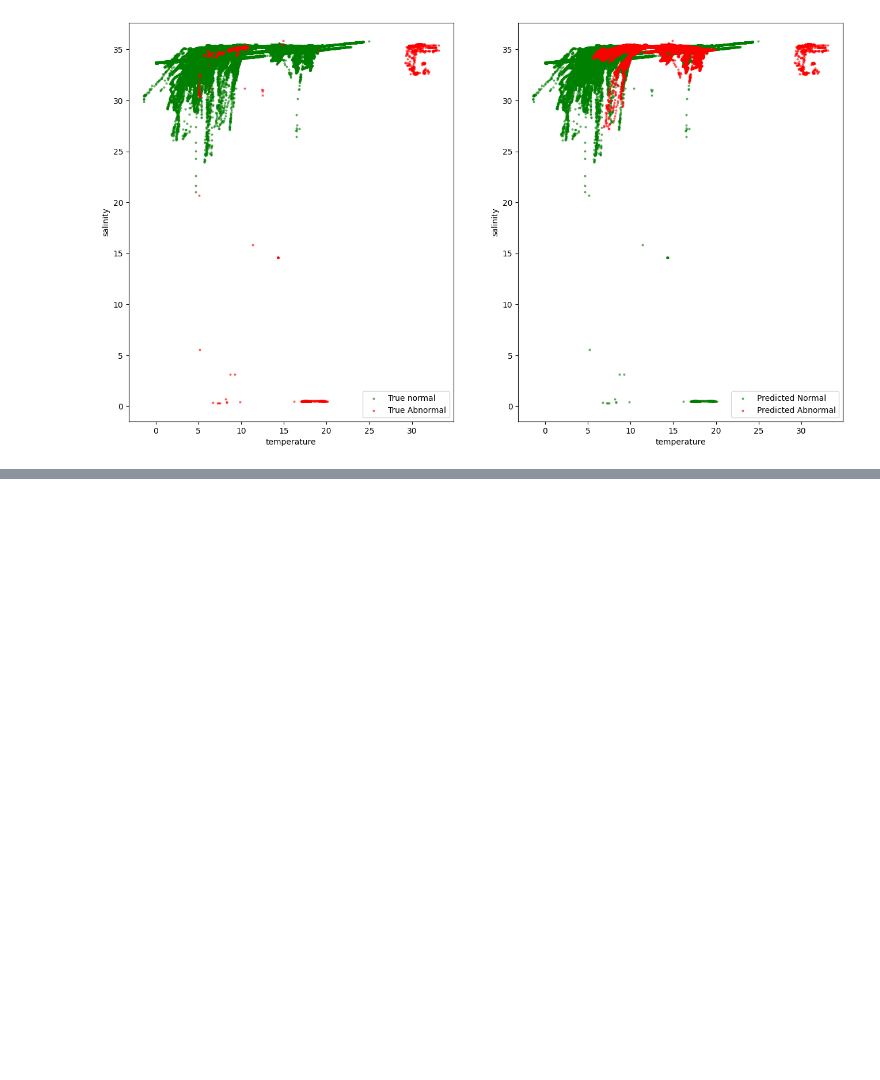
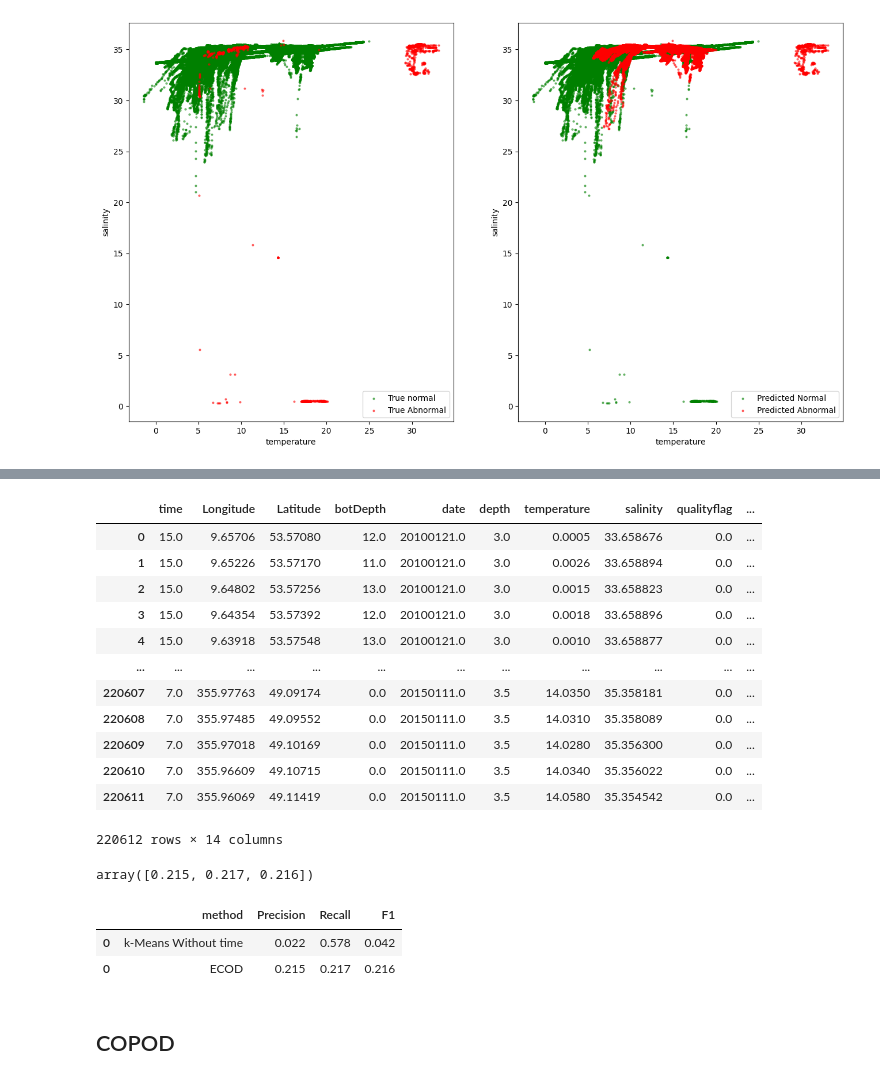
Before and after one commit to nali001/Quality-Control, a Jupyter notebook: unsupervised_learning.ipynb, the cells around one changed output, grey strips where cells are left out. Cells and saved outputs as stored; diff of their text form; code cells hidden in the pictures; blank space fills up the shorter version.

Commit message:
Add metrics

```diff
--- a/unsupervised_learning.ipynb
+++ b/unsupervised_learning.ipynb
@@ -69,5 +69,3 @@ class AnomalyPlotter():
         self.data_tn.plot.scatter(x=feature1, y=feature2, s=4, c='blue', alpha=0.5, ax=ax, label='True Negative')
         self.data_tp.plot.scatter(x=feature1, y=feature2, s=4, c='green', alpha=0.5, ax=ax, label='True Positive')
         return ax
-# %%
-DATA_PATH = "data/2010to2017nsWithoutNA.csv"
@@ -123,11 +128,11 @@ simple_plot(normalized_data, feature, low_i=0, high_i=100000)
 ## K-means
 # %%
 # Apply k-Means
-kmean = KMeans(n_clusters=2)
-kmean.fit(normalized_data)
-label = kmean.predict(normalized_data)
+kmeans = KMeans(n_clusters=2)
+kmeans.fit(normalized_data)
+kmeans_label = kmeans.predict(normalized_data)
 # %%
-data['kmeans_label'] = label
+data['kmeans_label'] = kmeans_label
 data.head()
 # %% [output]
 |  | time | Longitude | Latitude | botDepth | date | depth | temperature | salinity | qualityflag | ... |
@@ -258,0 +226,6 @@ See the caveats in the documentation: https://pandas.pydata.org/pandas-docs/stab
+# %%
+con = 0.007
+ecod = ECOD(n_jobs=-1,contamination=con)
+ecod.fit(normalized_data)
+# get the prediction labels and outlier scores of the training data
+ecod_label = ecod.labels_
@@ -258,0 +236,45 @@ See the caveats in the documentation: https://pandas.pydata.org/pandas-docs/stab
+# %%
+data['ecod_label'] = ecod_label
+data
+# %% [output]
+|  | time | Longitude | Latitude | botDepth | date | depth | temperature | salinity | qualityflag | ... |
+| 0 | 15.0 | 9.65706 | 53.57080 | 12.0 | 20100121.0 | 3.0 | 0.0005 | 33.658676 | 0.0 | ... |
+| 1 | 15.0 | 9.65226 | 53.57170 | 11.0 | 20100121.0 | 3.0 | 0.0026 | 33.658894 | 0.0 | ... |
+| 2 | 15.0 | 9.64802 | 53.57256 | 13.0 | 20100121.0 | 3.0 | 0.0015 | 33.658823 | 0.0 | ... |
+| 3 | 15.0 | 9.64354 | 53.57392 | 12.0 | 20100121.0 | 3.0 | 0.0018 | 33.658896 | 0.0 | ... |
+| 4 | 15.0 | 9.63918 | 53.57548 | 13.0 | 20100121.0 | 3.0 | 0.0010 | 33.658877 | 0.0 | ... |
+| ... | ... | ... | ... | ... | ... | ... | ... | ... | ... | ... |
+| 220607 | 7.0 | 355.97763 | 49.09174 | 0.0 | 20150111.0 | 3.5 | 14.0350 | 35.358181 | 0.0 | ... |
+| 220608 | 7.0 | 355.97485 | 49.09552 | 0.0 | 20150111.0 | 3.5 | 14.0310 | 35.358089 | 0.0 | ... |
+| 220609 | 7.0 | 355.97018 | 49.10169 | 0.0 | 20150111.0 | 3.5 | 14.0280 | 35.356300 | 0.0 | ... |
+| 220610 | 7.0 | 355.96609 | 49.10715 | 0.0 | 20150111.0 | 3.5 | 14.0340 | 35.356022 | 0.0 | ... |
+| 220611 | 7.0 | 355.96069 | 49.11419 | 0.0 | 20150111.0 | 3.5 | 14.0580 | 35.354542 | 0.0 | ... |
+220612 rows × 14 columns
+# %%
+# Precision, Recall, F1 score
+y_true = data['qualityflag']
+y_pred = data['ecod_label']
+scores = calculate_metrics(y_true, y_pred)
+scores
+# %% [output]
+array([0.215, 0.217, 0.216])
+# %%
+new_result = {
+    'method': 'ECOD',
+    'Precision': scores[0],
+    'Recall': scores[1],
+    'F1': scores[2]
+}
+new_result = pd.DataFrame(new_result, index=[0])
+
+try:
+    result_metrics = pd.read_csv('results/result_metrics.csv')
+    result_metrics = pd.concat([result_metrics, new_result])
+except:
+    print('Create new result file.')
+    result_metrics = new_result
+result_metrics
+# %% [output]
+|  | method | Precision | Recall | F1 |
+| 0 | k-Means Without time | 0.022 | 0.578 | 0.042 |
+| 0 | ECOD | 0.215 | 0.217 | 0.216 |
@@ -258,0 +287,2 @@ See the caveats in the documentation: https://pandas.pydata.org/pandas-docs/stab
+# %% [markdown]
+## COPOD
```
Also changed, not shown: parts of 43 cells of this notebook, 4 other files.
